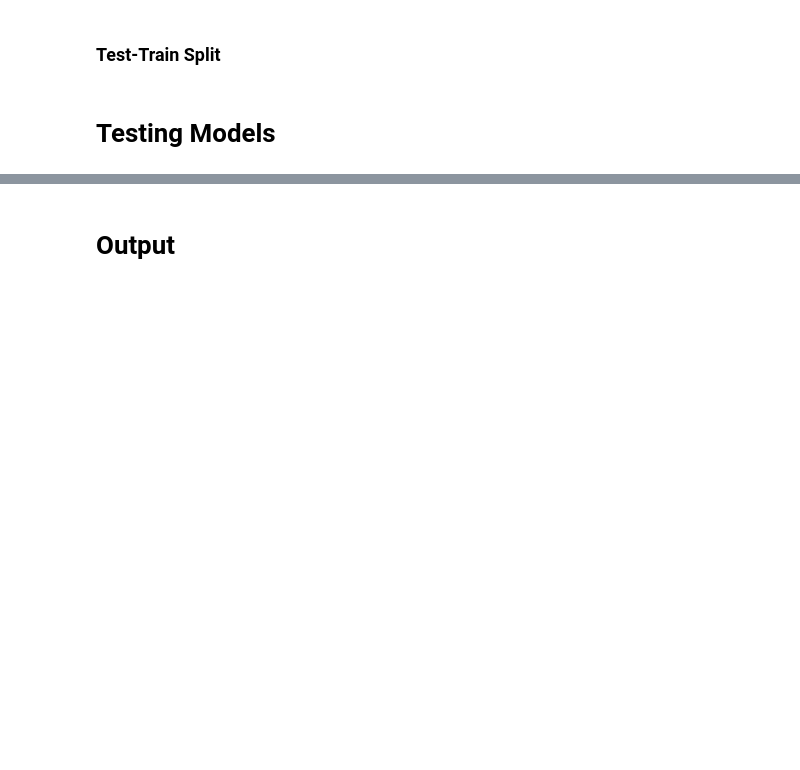
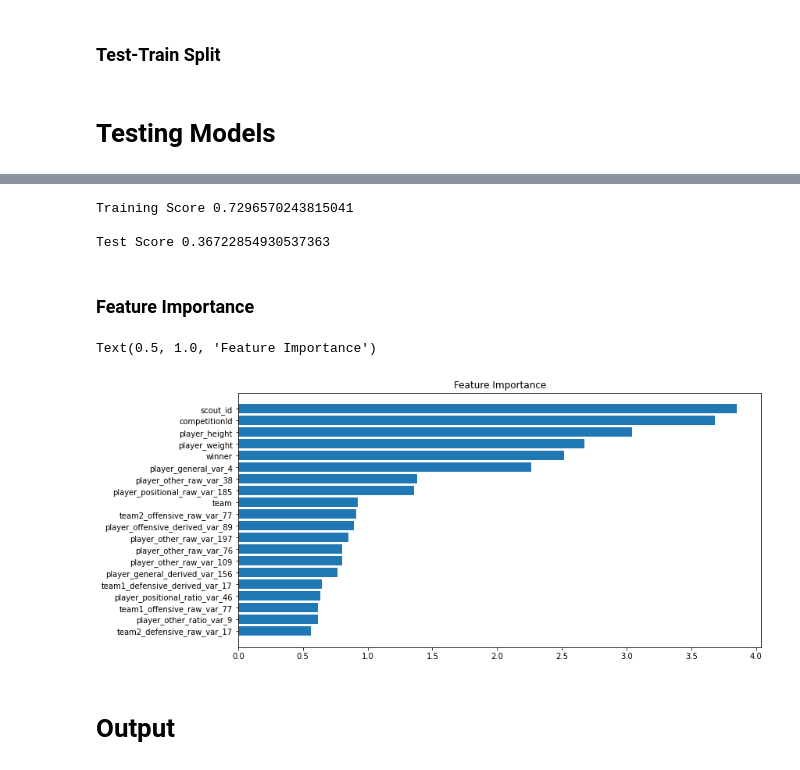
Before and after one commit to adityavsarkar19/Player-Performance-Prediction-, a Jupyter notebook: Performance_Rating_Prediction.ipynb, the cells around one changed output, grey strips where cells are left out. Cells and saved outputs as stored; diff of their text form; code cells hidden in the pictures; blank space fills up the shorter version.

```diff
--- a/Performance_Rating_Prediction.ipynb
+++ b/Performance_Rating_Prediction.ipynb
@@ -162,5 +162,5 @@ for column in combo.select_dtypes('float64').columns.to_list():
 # Replace winner,draw, loser with 1,0,-1 in winner column
 # Replace team1 with 1 and team2 with zero in team column.
 
-combo['team'] = np.where(combo['team']!= 'team1', 1, 0)
-combo['winner'] = np.where(combo['winner']== 'winner', 1, np.where(combo['winner']== 'loser', -1,0 ))
+#combo['team'] = np.where(combo['team']!= 'team1', 1, 0)
+#combo['winner'] = np.where(combo['winner']== 'winner', 1, np.where(combo['winner']== 'loser', -1,0 ))
@@ -324,6 +320,8 @@ len(category_columns),len(integer_columns)
 #defing category features
 category_attribs = ['scout_id','winner','team','team1_system_id','team2_system_id','competitionId','player_position_1','player_position_2']
 category_attribs = category_attribs+l1+l2+l3+l4+l5+l6+l7
+for column in category_attribs:
+    combo[column] = combo[column].astype('int64')
 # %% [markdown]
 ### Test-Train Split
 # %%
@@ -342,2 +359,32 @@ x_train , x_test , y_train , y_test = train_test_split(x , y , test_size=0.2 , r
+# %%
+from catboost import CatBoostRegressor
+from sklearn.metrics import r2_score
+
+cbr = CatBoostRegressor(verbose = False , eval_metric = 'R2',cat_features=category_attribs)
+cbr.fit(x_train,y_train)
+
+preds_valid = cbr.predict(x_test)
+
+print('Training Score',r2_score(y_train,cbr.predict(x_train)))
+print()
+print('Test Score',r2_score(y_test,cbr.predict(x_test)))
+
+feature_importance = cbr.feature_importances_
+sorted_idx = np.argsort(feature_importance)[-20:]
+# %% [output]
+Training Score 0.7296570243815041
+
+Test Score 0.36722854930537363
+# %% [markdown]
+### Feature Importance
+# %%
+import matplotlib.pyplot as plt
+fig = plt.figure(figsize=(12, 6))
+plt.barh(range(len(sorted_idx)), feature_importance[sorted_idx], align='center')
+plt.yticks(range(len(sorted_idx)), np.array(x_test.columns)[sorted_idx])
+plt.title('Feature Importance')
+# %% [output]
+Text(0.5, 1.0, 'Feature Importance')
+[figure, added]
 # %% [markdown]
 # Output
```
Also changed, not shown: parts of 6 cells of this notebook.
